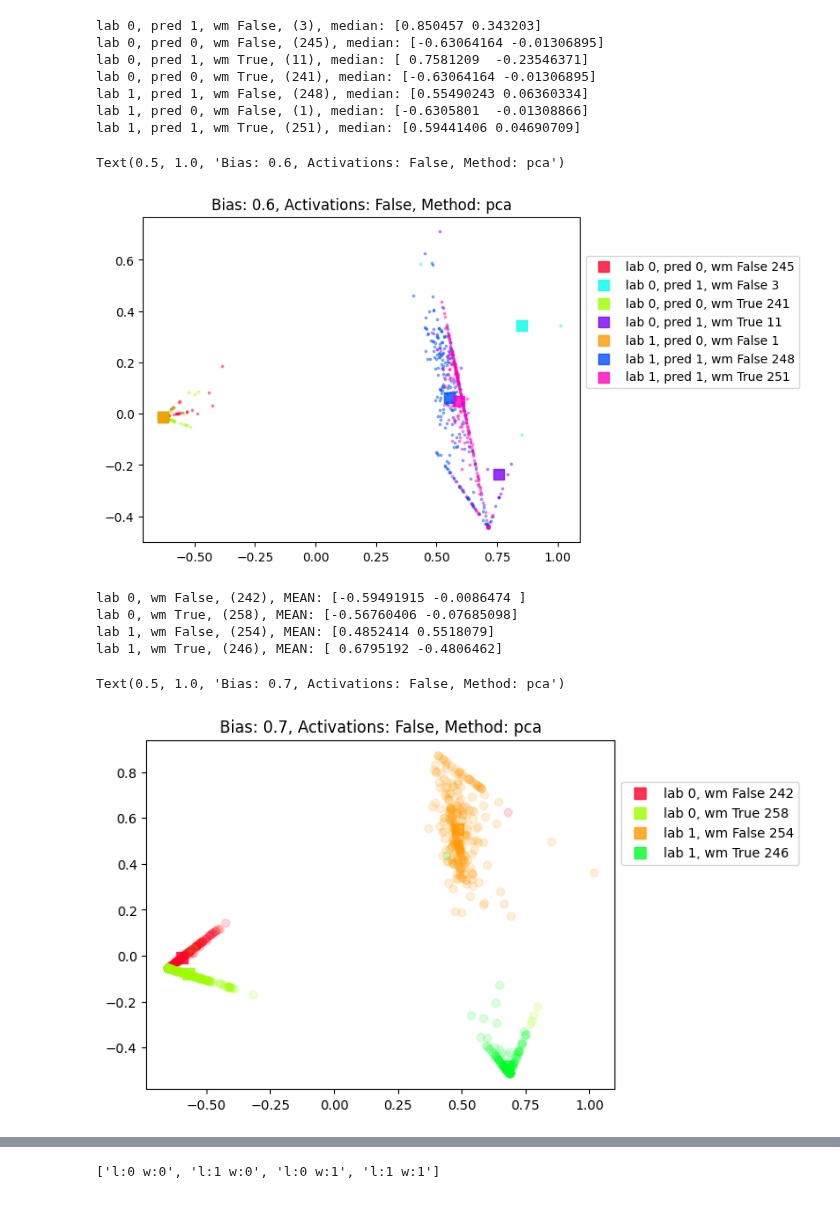
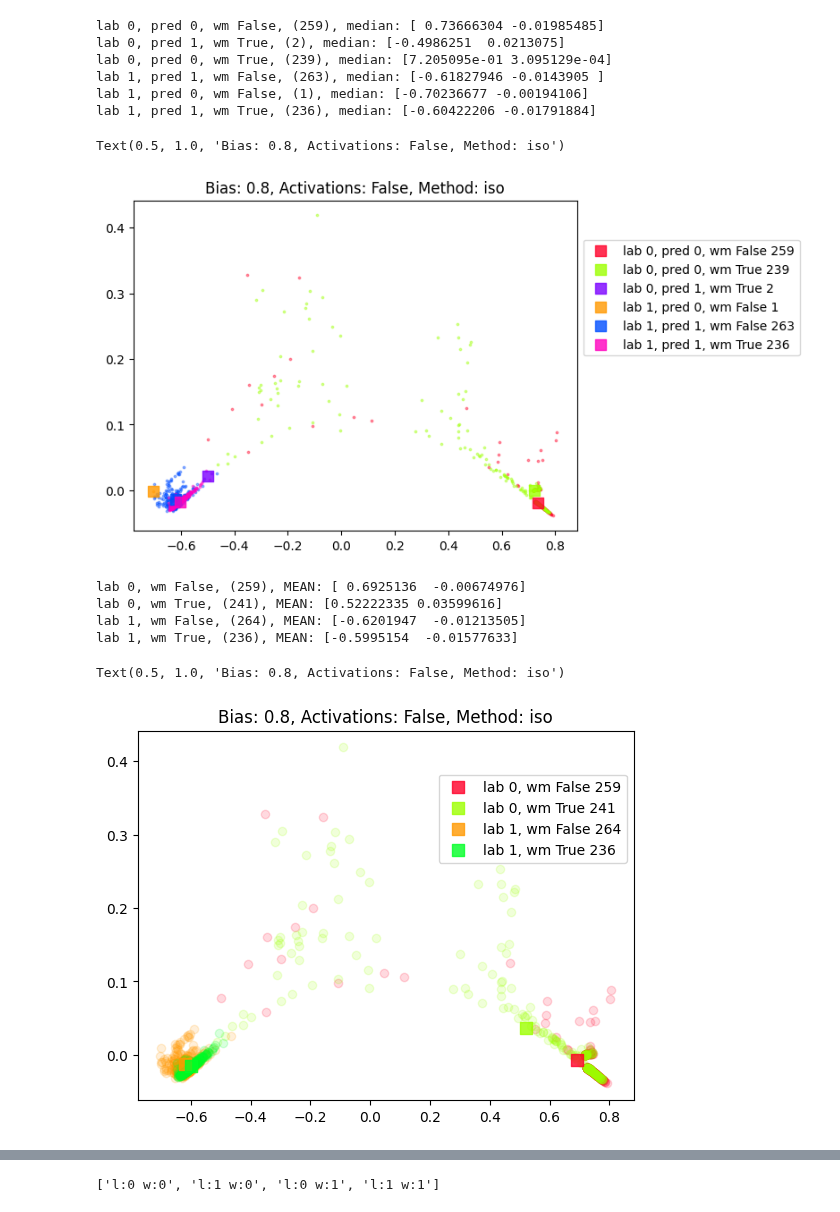
Before and after one commit to lillijo/xai-evaluation-master-thesis, a Jupyter notebook: experiments/dim_reduction_experiments.ipynb, the cells around one changed output, grey strips where cells are left out. Saved outputs shown, nothing was run; the diff lists cells and outputs as text; code cells hidden in the pictures.

```diff
--- a/experiments/dim_reduction_experiments.ipynb
+++ b/experiments/dim_reduction_experiments.ipynb
@@ -106,0 +35,5 @@ labels = np.array(labels)
+# %%
+methods, names = get_dr_methods()
+# %%
+ACTIVATIONS = False
+vector, watermarks, predictions, labels = get_attributions(model, ACTIVATIONS, gm, crp_attribution)
@@ -117,7 +60,7 @@ def ft(lab, wm, pred=None):
     if pred is not None:
         d = np.logical_and(d, predictions == pred)
     if res[d, 0].shape[0] > 0:
-        points = res[d,:] + np.random.uniform(-0.3, 0.3, res[d,:].shape)
+        points = res[d,:] + np.random.uniform(-0.1, 0.1, res[d,:].shape)
         print(res[d,:].shape)
         plt.scatter(
             points[:,0],
@@ -158,8 +100,9 @@ Text(0.5, 1.0, 'Bias: 0.6, Relevance: True, Method: Maximum Indices')
 # %%
-METHOD = 2
+METHOD = 1
 #nmf_res = methods[METHOD].fit_transform(vector.numpy())
 #res = pca.fit_transform(nmf_res)
 res = methods[METHOD].fit_transform(vector.numpy())
+#res = res = iso.fit_transform(res)
 ALPHA = 0.4
 
 centroids = np.zeros((8, 2))
@@ -218,17 +161,16 @@ plt.legend(bbox_to_anchor=(1, 0.9))
 plt.title(f"Bias: {BIAS}, Activations: {ACTIVATIONS}, Method: {m_names[METHOD]}")
 # centroids
 # %% [output]
-lab 0, pred 1, wm False, (3), median: [0.850457 0.343203]
-lab 0, pred 0, wm False, (245), median: [-0.63064164 -0.01306895]
-lab 0, pred 1, wm True, (11), median: [ 0.7581209  -0.23546371]
-lab 0, pred 0, wm True, (241), median: [-0.63064164 -0.01306895]
-lab 1, pred 1, wm False, (248), median: [0.55490243 0.06360334]
-lab 1, pred 0, wm False, (1), median: [-0.6305801  -0.01308866]
-lab 1, pred 1, wm True, (251), median: [0.59441406 0.04690709]
+lab 0, pred 0, wm False, (259), median: [ 0.73666304 -0.01985485]
+lab 0, pred 1, wm True, (2), median: [-0.4986251  0.0213075]
+lab 0, pred 0, wm True, (239), median: [7.205095e-01 3.095129e-04]
+lab 1, pred 1, wm False, (263), median: [-0.61827946 -0.0143905 ]
+lab 1, pred 0, wm False, (1), median: [-0.70236677 -0.00194106]
+lab 1, pred 1, wm True, (236), median: [-0.60422206 -0.01791884]
-Text(0.5, 1.0, 'Bias: 0.6, Activations: False, Method: pca')
+Text(0.5, 1.0, 'Bias: 0.8, Activations: False, Method: iso')
-[figure, old version]
+[figure, new version]
 # %%
-METHOD = 2
+METHOD = 1
 res = methods[METHOD].fit_transform(vector.numpy())
 ALPHA = 0.15
 
@@ -252,36 +194,36 @@ def ft(lab, wm):
         )
         centroids[lab + 2 * wm] = np.mean(res[d], axis=0)
         counts[lab + 2 * wm] = res[d, 0].shape[0]
     else:
         centroids[lab + 2 * wm] = np.array([np.nan, np.nan])
 
 
 ft(0, 0)
 ft(0, 1)
 ft(1, 0)
 ft(1, 1)
 
 
 for lab in [0, 1]:
     for wm in [0, 1]:
         if counts[lab + 2 * wm] > 0:
             plt.scatter(
                 centroids[lab + 2 * wm, 0],
                 centroids[lab + 2 * wm, 1],
                 color=colors[lab + 2 * wm],
                 marker="s",
                 s=70,
                 label=f"lab {lab}, wm {wm == 1} {counts[lab + 2*wm]}",
                 alpha=0.8,
             )
 
 plt.legend(bbox_to_anchor=(1, 0.9))
 plt.title(f"Bias: {BIAS}, Activations: {ACTIVATIONS}, Method: {m_names[METHOD]}")
 # centroids
 # %% [output]
-lab 0, wm False, (242), MEAN: [-0.59491915 -0.0086474 ]
-lab 0, wm True, (258), MEAN: [-0.56760406 -0.07685098]
-lab 1, wm False, (254), MEAN: [0.4852414 0.5518079]
-lab 1, wm True, (246), MEAN: [ 0.6795192 -0.4806462]
+lab 0, wm False, (259), MEAN: [ 0.6925136  -0.00674976]
+lab 0, wm True, (241), MEAN: [0.52222335 0.03599616]
+lab 1, wm False, (264), MEAN: [-0.6201947  -0.01213505]
+lab 1, wm True, (236), MEAN: [-0.5995154  -0.01577633]
-Text(0.5, 1.0, 'Bias: 0.7, Activations: False, Method: pca')
+Text(0.5, 1.0, 'Bias: 0.8, Activations: False, Method: iso')
-[figure, old version]
+[figure, new version]
```
Also changed, not shown: parts of 19 cells of this notebook, 8 other files.
